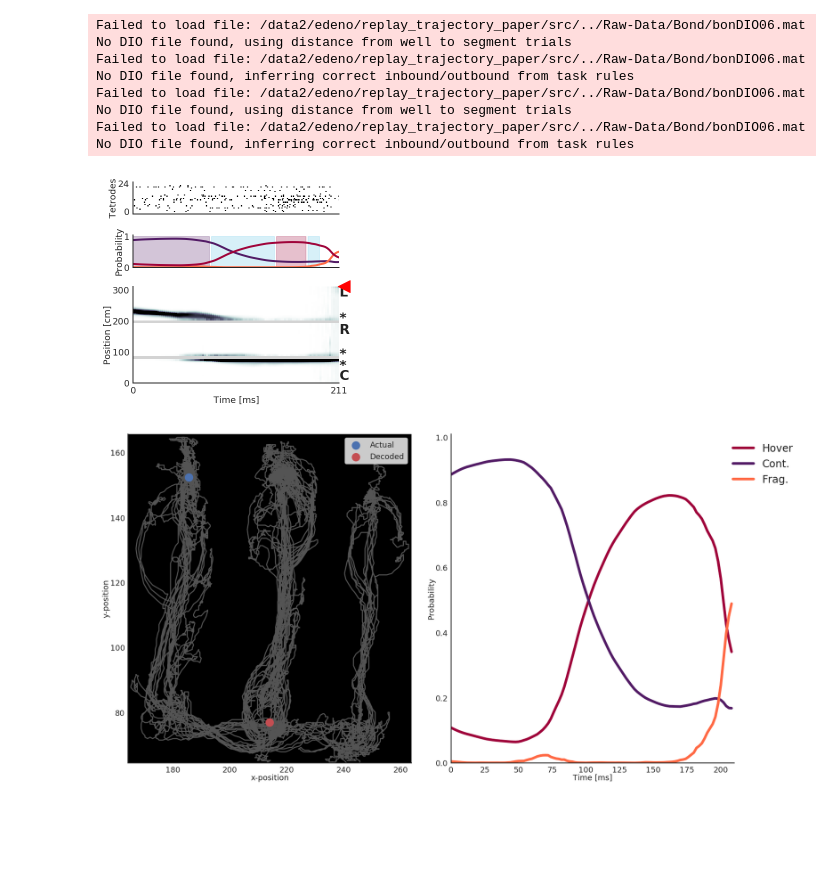
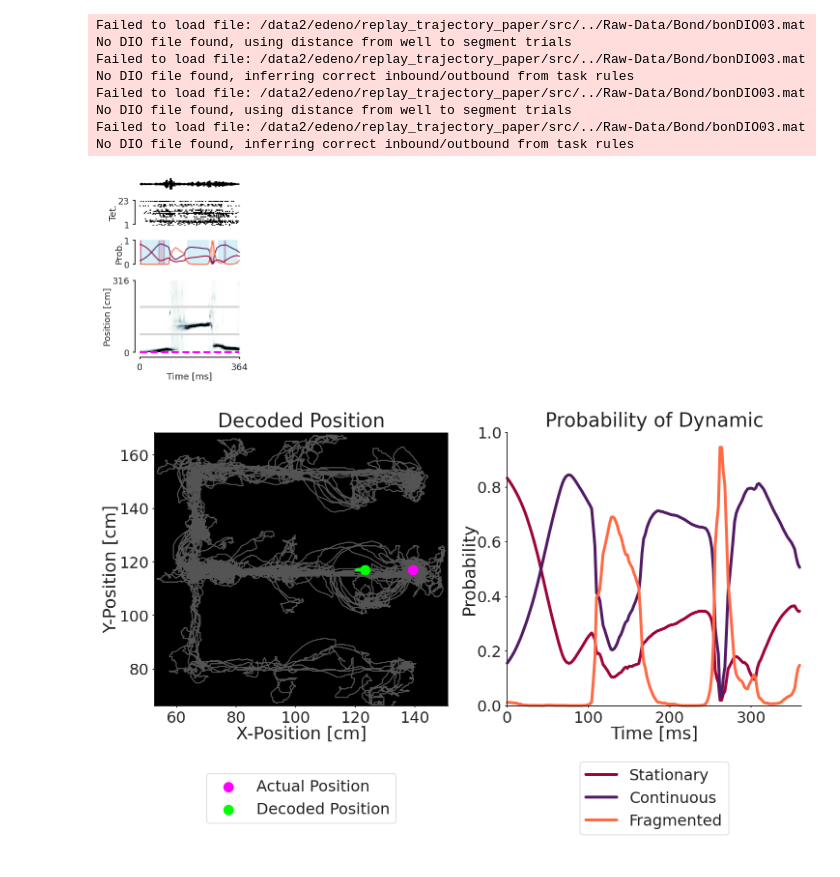
Before and after one commit to Eden-Kramer-Lab/replay_trajectory_paper, a Jupyter notebook: notebooks/Figure3-supplemental1.ipynb, the cells around one changed output. Saved outputs shown, nothing was run; the diff lists cells and outputs as text; code cells hidden in the pictures; blank space fills up the shorter version.

```diff
--- a/notebooks/Figure3-supplemental1.ipynb
+++ b/notebooks/Figure3-supplemental1.ipynb
@@ -30,6 +28,7 @@ from src.parameters import (
     PROCESSED_DATA_DIR,
     SAMPLING_FREQUENCY,
     TRANSITION_TO_CATEGORY,
+    FIGURE_DIR,
     continuous_transition_types,
     discrete_diag,
     model,
@@ -47,11 +46,12 @@ from loren_frank_data_processing.position import (
     EDGE_ORDER,
     EDGE_SPACING,
 )
-from src.figure3_supplemental1 import (
-    plot_clusterless_1D_results,
+from src.visualization import (
+    make_classifier_movie,
+    plot_1D_results,
     plot_1D_projected_to_2D,
 )
-from src.visualization import make_classifier_movie
+from src.figure_utilities import save_figure
 
 
 def plot_ripple_figure_1D(
@@ -89,14 +89,18 @@ def plot_ripple_figure_1D(
     )
 
     for ripple_number in ripple_numbers:
-        plot_clusterless_1D_results(
+        plot_1D_results(
             multiunit_times,
             data,
             results.sel(ripple_number=ripple_number).dropna("time", how="all"),
             classifier,
-            epoch_key,
             ripple_number,
-            cmap=cmap,
-            is_save_figure=is_save_figure,
         )
-        make_classifier_movie(classifier, results, ripple_number, data, epoch_key)
+        if is_save_figure:
+            fig_name = (
+                "figure3_supplemental1_"
+                f"{animal}_{day:02d}_{epoch:02d}_{ripple_number:04d}_"
+                f"clusterless_1D_acasual_classification"
+            )
+            save_figure(os.path.join(FIGURE_DIR, "Figure3-supplemental1", fig_name))
+            make_classifier_movie(classifier, results, ripple_number, data, epoch_key)
@@ -167,16 +247,16 @@ No DIO file found, inferring correct inbound/outbound from task rules
 # %%
-epoch_key = "bon", 6, 2
-ripple_number = 41
+epoch_key = "bon", 3, 6
+ripple_number = 93
 
 plot_ripple_figure_1D(epoch_key, ripple_number)
 # %% [output]
-Failed to load file: /data2/edeno/replay_trajectory_paper/src/../Raw-Data/Bond/bonDIO06.mat
+Failed to load file: /data2/edeno/replay_trajectory_paper/src/../Raw-Data/Bond/bonDIO03.mat
 No DIO file found, using distance from well to segment trials
-Failed to load file: /data2/edeno/replay_trajectory_paper/src/../Raw-Data/Bond/bonDIO06.mat
+Failed to load file: /data2/edeno/replay_trajectory_paper/src/../Raw-Data/Bond/bonDIO03.mat
 No DIO file found, inferring correct inbound/outbound from task rules
-Failed to load file: /data2/edeno/replay_trajectory_paper/src/../Raw-Data/Bond/bonDIO06.mat
+Failed to load file: /data2/edeno/replay_trajectory_paper/src/../Raw-Data/Bond/bonDIO03.mat
 No DIO file found, using distance from well to segment trials
-Failed to load file: /data2/edeno/replay_trajectory_paper/src/../Raw-Data/Bond/bonDIO06.mat
+Failed to load file: /data2/edeno/replay_trajectory_paper/src/../Raw-Data/Bond/bonDIO03.mat
 No DIO file found, inferring correct inbound/outbound from task rules
-[figure, old version]
+[figure, new version]
-[figure, old version]
+[figure, new version]
```
Also changed, not shown: parts of 14 cells of this notebook, 22 other files.
